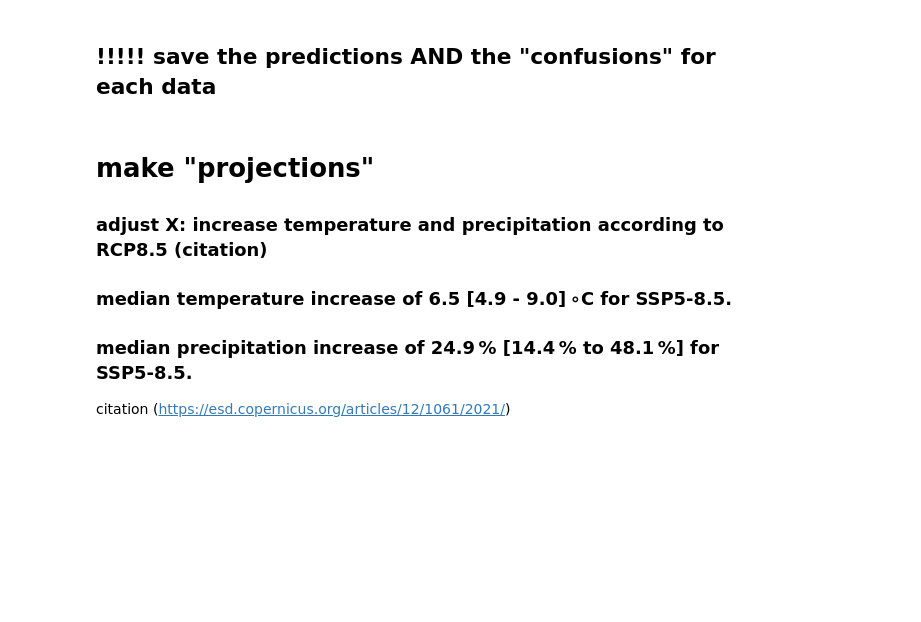
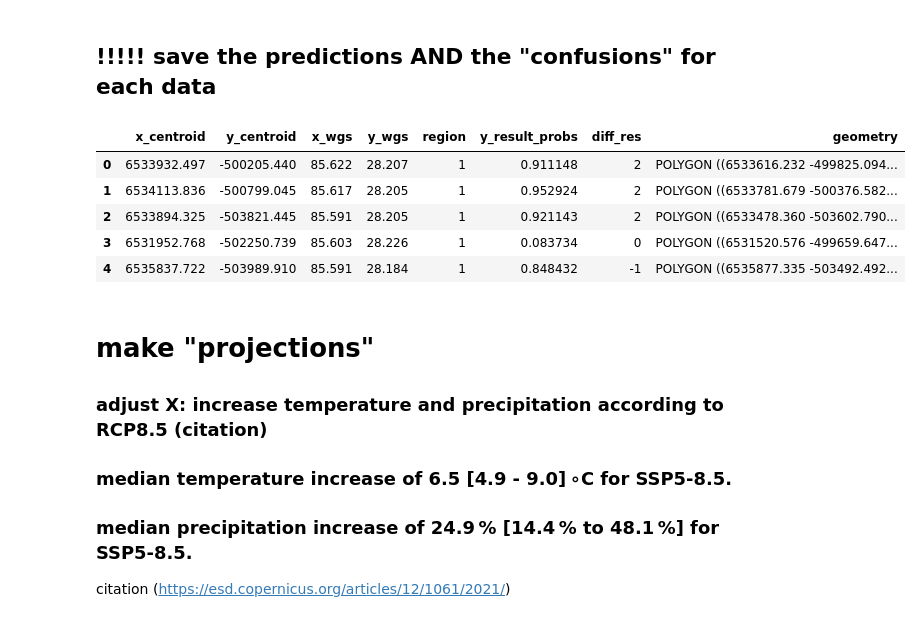
Before and after one commit to varyabazilova/alluvialfans, a Jupyter notebook: ml_model/catboost_morph_climate.ipynb, the cells around one changed output. Drawn from its saved outputs; the diff is of its cells as text; code cells hidden in the pictures; blank space fills up the shorter version.

Commit message:
prob difference

```diff
--- a/ml_model/catboost_morph_climate.ipynb
+++ b/ml_model/catboost_morph_climate.ipynb
@@ -326,7 +326,14 @@ shpout = '/Users/varyabazilova/Desktop/alluvial_fans/dem_all/all_points_so_far/m
 
 # predicted_gdf.to_file(shpout + 'morph_climate_predicted.shp')
 # %%
-# predicted_clim
+predicted_clim.head()
+# %% [output]
+|  | x_centroid | y_centroid | x_wgs | y_wgs | region | y_result_probs | diff_res | geometry |
+| 0 | 6533932.497 | -500205.440 | 85.622 | 28.207 | 1 | 0.911148 | 2 | POLYGON ((6533616.232 -499825.094... |
+| 1 | 6534113.836 | -500799.045 | 85.617 | 28.205 | 1 | 0.952924 | 2 | POLYGON ((6533781.679 -500376.582... |
+| 2 | 6533894.325 | -503821.445 | 85.591 | 28.205 | 1 | 0.921143 | 2 | POLYGON ((6533478.360 -503602.790... |
+| 3 | 6531952.768 | -502250.739 | 85.603 | 28.226 | 1 | 0.083734 | 0 | POLYGON ((6531520.576 -499659.647... |
+| 4 | 6535837.722 | -503989.910 | 85.591 | 28.184 | 1 | 0.848432 | -1 | POLYGON ((6535877.335 -503492.492... |
 # %% [markdown]
 # make "projections"
 
```
Also changed, not shown: parts of 7 cells of this notebook, 4 other files.
